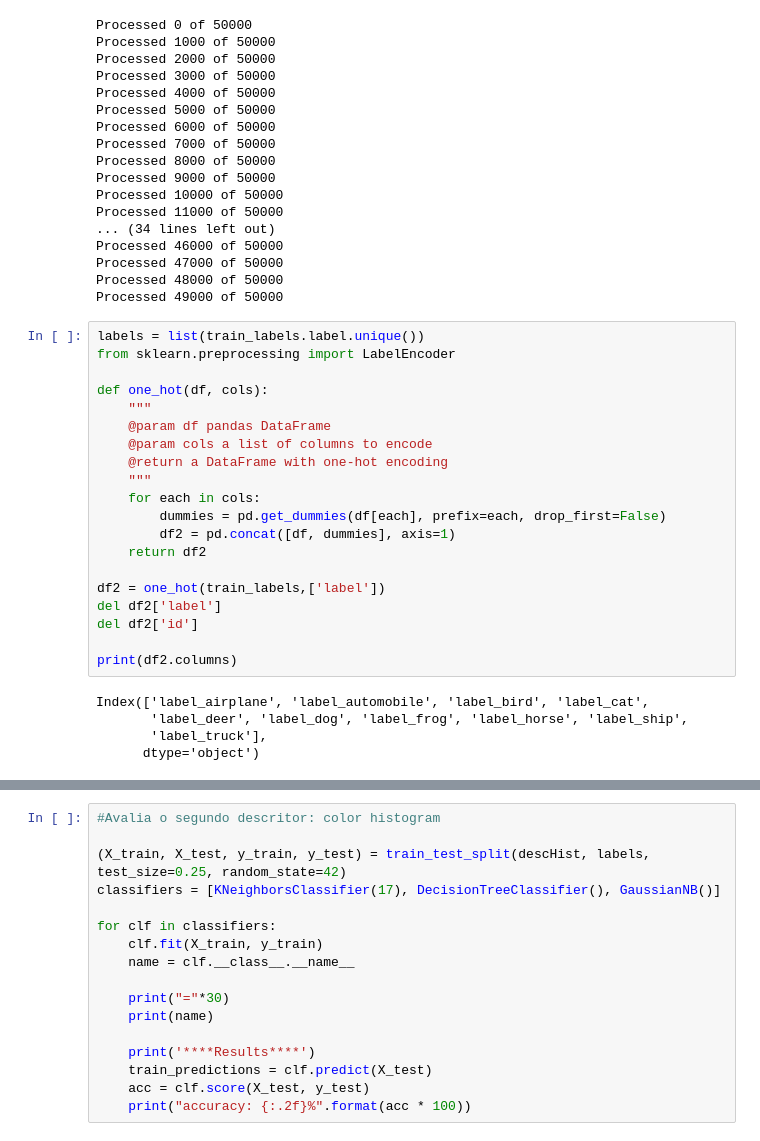
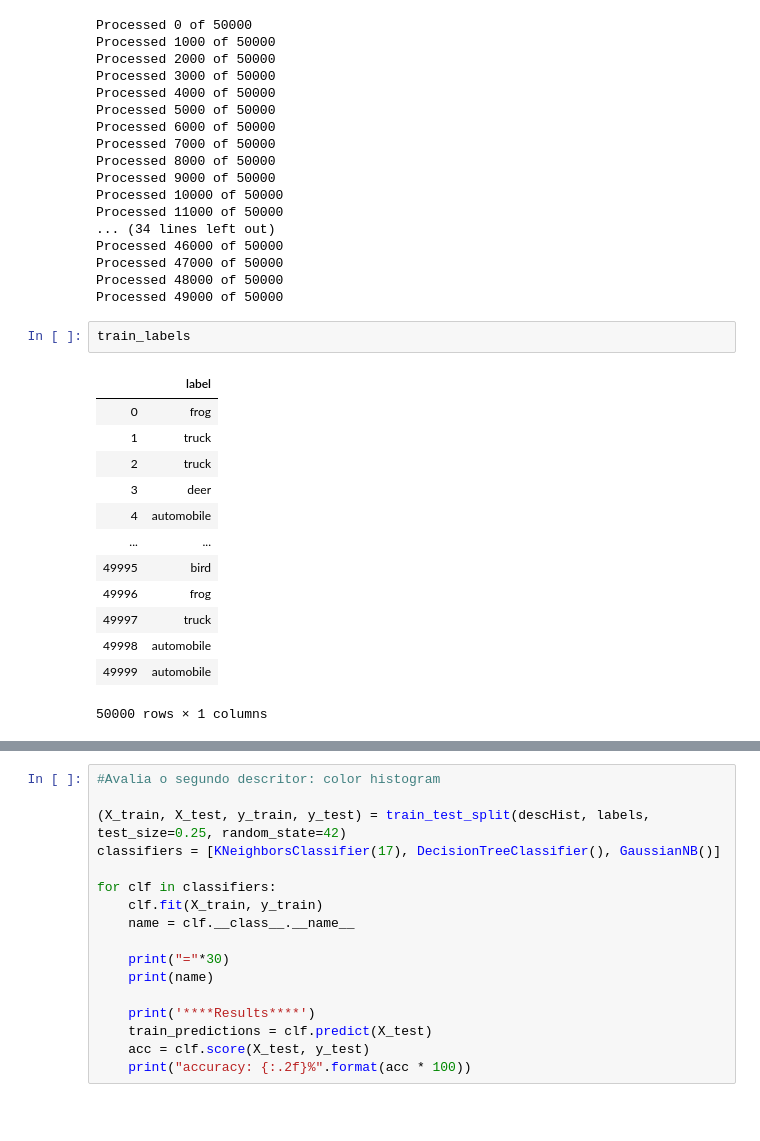
Before and after one commit to lucas-amin/PatternRecognition, a Jupyter notebook: projeto2/projeto02/moodle/python/projeto02_cifar10.ipynb, the cells around one changed output, grey strips where cells are left out. Saved outputs shown, nothing was run; the diff lists cells and outputs as text; blank space fills up the shorter version.

```diff
--- a/projeto2/projeto02/moodle/python/projeto02_cifar10.ipynb
+++ b/projeto2/projeto02/moodle/python/projeto02_cifar10.ipynb
@@ -114,30 +118,21 @@ Processed 46000 of 50000
 Processed 47000 of 50000
 Processed 48000 of 50000
 Processed 49000 of 50000
-# %%
-labels = list(train_labels.label.unique())
-from sklearn.preprocessing import LabelEncoder
-
-def one_hot(df, cols):
-    """
-    @param df pandas DataFrame
-    @param cols a list of columns to encode
-    @return a DataFrame with one-hot encoding
-    """
-    for each in cols:
-        dummies = pd.get_dummies(df[each], prefix=each, drop_first=False)
-        df2 = pd.concat([df, dummies], axis=1)
-    return df2
-
-df2 = one_hot(train_labels,['label'])
-del df2['label']
-del df2['id']
-
-print(df2.columns)
-# %% [output]
-Index(['label_airplane', 'label_automobile', 'label_bird', 'label_cat',
-       'label_deer', 'label_dog', 'label_frog', 'label_horse', 'label_ship',
-       'label_truck'],
-      dtype='object')
+# %%
+train_labels
+# %% [output]
+|  | label |
+| 0 | frog |
+| 1 | truck |
+| 2 | truck |
+| 3 | deer |
+| 4 | automobile |
+| ... | ... |
+| 49995 | bird |
+| 49996 | frog |
+| 49997 | truck |
+| 49998 | automobile |
+| 49999 | automobile |
+50000 rows × 1 columns
 # %%
 #Avalia o primeiro descritor: as imagens raw
```
Also changed, not shown: parts of 3 cells of this notebook, 1 other file.
